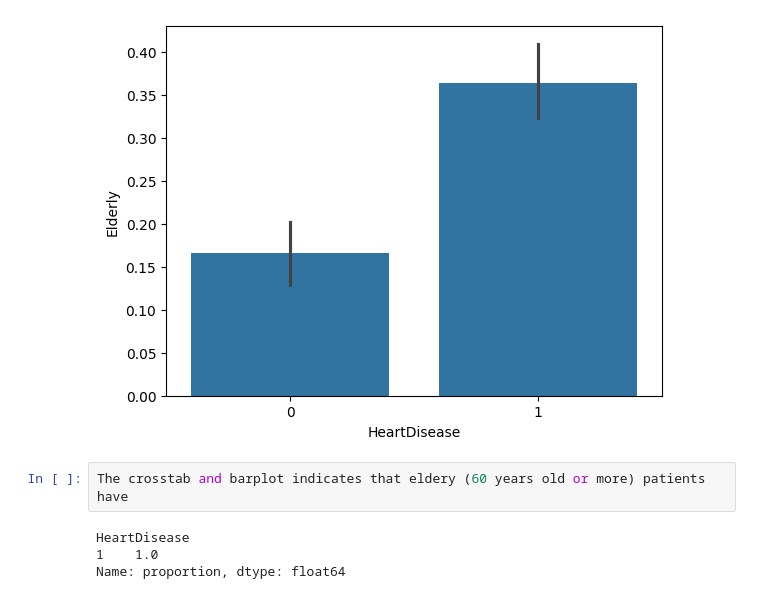
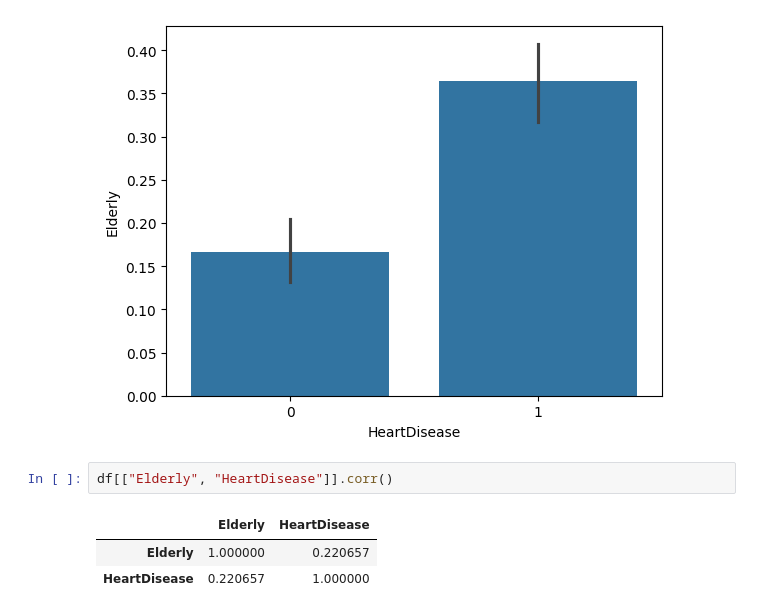
Before and after one commit to Newtan999/NewML, a Jupyter notebook: notebooks/01_eda.ipynb, the cells around one changed output. Saved outputs shown, nothing was run; the diff lists cells and outputs as text.

```diff
--- a/notebooks/01_eda.ipynb
+++ b/notebooks/01_eda.ipynb
@@ -346,9 +334,9 @@ ct
 sns.barplot(x = "HeartDisease", y = "Elderly", data = df);
 # %% [output]
 [figure]
-# %%
-The crosstab and barplot indicates that eldery (60 years old or more) patients have
-# %% [output]
-HeartDisease
-1    1.0
-Name: proportion, dtype: float64
+# %%
+df[["Elderly", "HeartDisease"]].corr()
+# %% [output]
+|  | Elderly | HeartDisease |
+| Elderly | 1.000000 | 0.220657 |
+| HeartDisease | 0.220657 | 1.000000 |
```
Also changed, not shown: parts of 11 cells of this notebook.
